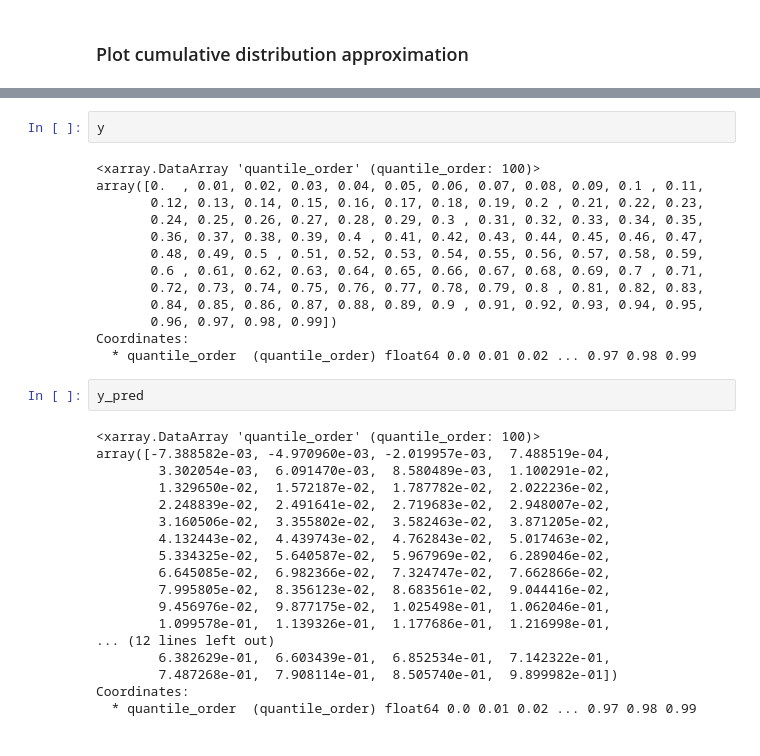
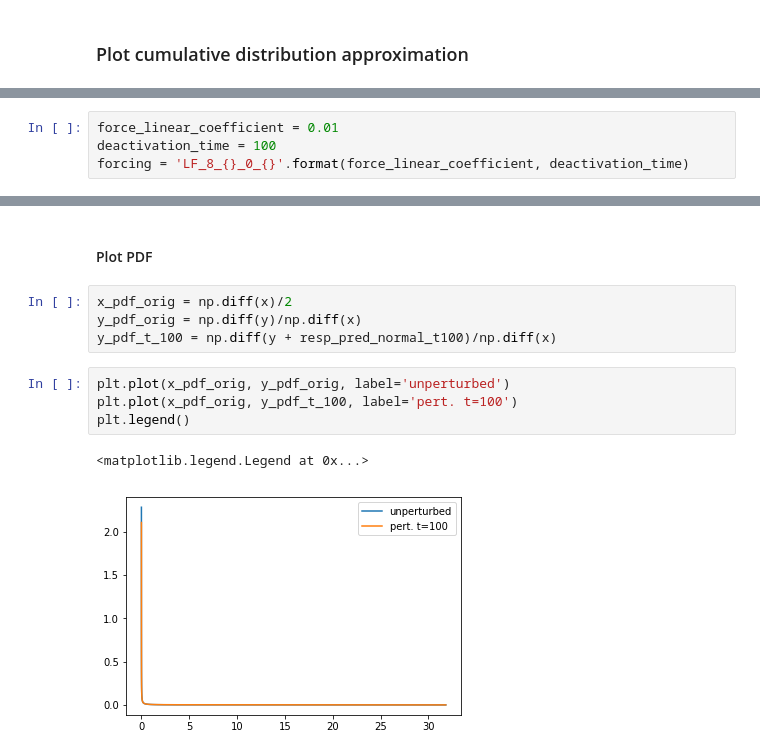
Before and after one commit to mcucchi9/exotic, a Jupyter notebook: notebooks/predictions_linear_plot.ipynb, the cells around one changed output, grey strips where cells are left out. Cells and saved outputs as stored; diff of their text form.

```diff
--- a/notebooks/predictions_linear_plot.ipynb
+++ b/notebooks/predictions_linear_plot.ipynb
@@ -172,0 +184,4 @@ plt.savefig('/home/cucchi/phd/devel/phd/logbook/fig/pred_{}_L_{}_{}.png'.format(
+# %%
+force_linear_coefficient = 0.01
+deactivation_time = 100
+forcing = 'LF_8_{}_0_{}'.format(force_linear_coefficient, deactivation_time)
@@ -218,35 +215,13 @@ sum(resp_pred_normal_t100)
-# %%
-y
-# %% [output]
-<xarray.DataArray 'quantile_order' (quantile_order: 100)>
-array([0.  , 0.01, 0.02, 0.03, 0.04, 0.05, 0.06, 0.07, 0.08, 0.09, 0.1 , 0.11,
-       0.12, 0.13, 0.14, 0.15, 0.16, 0.17, 0.18, 0.19, 0.2 , 0.21, 0.22, 0.23,
-       0.24, 0.25, 0.26, 0.27, 0.28, 0.29, 0.3 , 0.31, 0.32, 0.33, 0.34, 0.35,
-       0.36, 0.37, 0.38, 0.39, 0.4 , 0.41, 0.42, 0.43, 0.44, 0.45, 0.46, 0.47,
-       0.48, 0.49, 0.5 , 0.51, 0.52, 0.53, 0.54, 0.55, 0.56, 0.57, 0.58, 0.59,
-       0.6 , 0.61, 0.62, 0.63, 0.64, 0.65, 0.66, 0.67, 0.68, 0.69, 0.7 , 0.71,
-       0.72, 0.73, 0.74, 0.75, 0.76, 0.77, 0.78, 0.79, 0.8 , 0.81, 0.82, 0.83,
-       0.84, 0.85, 0.86, 0.87, 0.88, 0.89, 0.9 , 0.91, 0.92, 0.93, 0.94, 0.95,
-       0.96, 0.97, 0.98, 0.99])
-Coordinates:
-  * quantile_order  (quantile_order) float64 0.0 0.01 0.02 ... 0.97 0.98 0.99
-# %%
-y_pred
-# %% [output]
-<xarray.DataArray 'quantile_order' (quantile_order: 100)>
-array([-7.388582e-03, -4.970960e-03, -2.019957e-03,  7.488519e-04,
-        3.302054e-03,  6.091470e-03,  8.580489e-03,  1.100291e-02,
-        1.329650e-02,  1.572187e-02,  1.787782e-02,  2.022236e-02,
-        2.248839e-02,  2.491641e-02,  2.719683e-02,  2.948007e-02,
-        3.160506e-02,  3.355802e-02,  3.582463e-02,  3.871205e-02,
-        4.132443e-02,  4.439743e-02,  4.762843e-02,  5.017463e-02,
-        5.334325e-02,  5.640587e-02,  5.967969e-02,  6.289046e-02,
-        6.645085e-02,  6.982366e-02,  7.324747e-02,  7.662866e-02,
-        7.995805e-02,  8.356123e-02,  8.683561e-02,  9.044416e-02,
-        9.456976e-02,  9.877175e-02,  1.025498e-01,  1.062046e-01,
-        1.099578e-01,  1.139326e-01,  1.177686e-01,  1.216998e-01,
-... (12 lines left out)
-        6.382629e-01,  6.603439e-01,  6.852534e-01,  7.142322e-01,
-        7.487268e-01,  7.908114e-01,  8.505740e-01,  9.899982e-01])
-Coordinates:
-  * quantile_order  (quantile_order) float64 0.0 0.01 0.02 ... 0.97 0.98 0.99
+# %% [markdown]
+#### Plot PDF
+# %%
+x_pdf_orig = np.diff(x)/2
+y_pdf_orig = np.diff(y)/np.diff(x)
+y_pdf_t_100 = np.diff(y + resp_pred_normal_t100)/np.diff(x)
+# %%
+plt.plot(x_pdf_orig, y_pdf_orig, label='unperturbed')
+plt.plot(x_pdf_orig, y_pdf_t_100, label='pert. t=100')
+plt.legend()
+# %% [output]
+<matplotlib.legend.Legend at 0x...>
+[figure, added]
```
Also changed, not shown: parts of 13 cells of this notebook.
